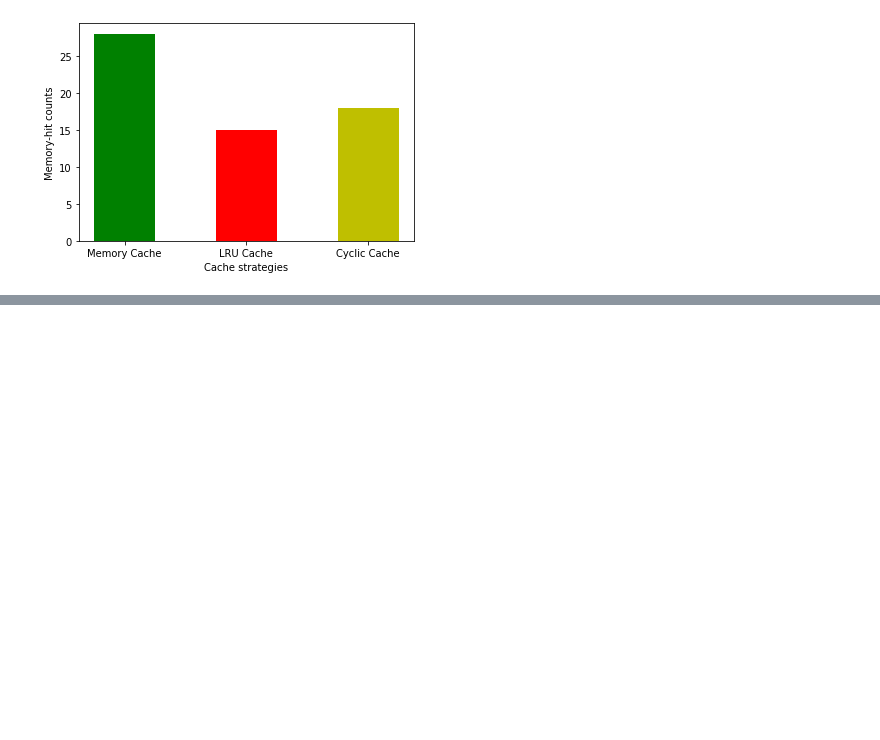
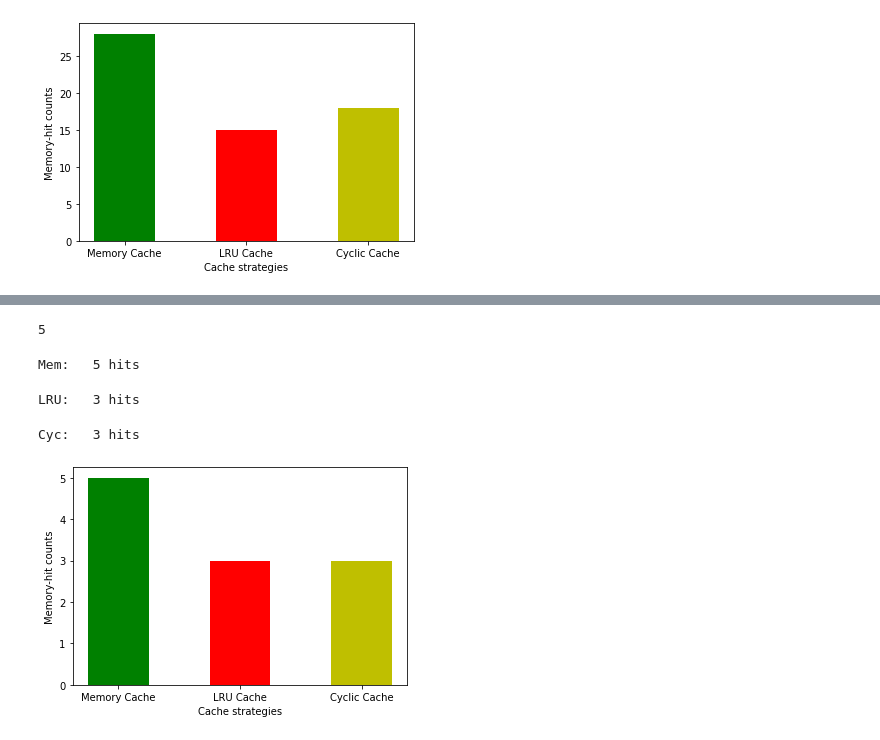
Before and after one commit to ZihaoChen189/COMP15212_labs, a Jupyter notebook: experiment/CachingExperiment.ipynb, the cells around one changed output, grey strips where cells are left out. Saved outputs shown, nothing was run; the diff lists cells and outputs as text; code cells hidden in the pictures; blank space fills up the shorter version.

Commit message:
all the tests were completed, considering whether wrote something about improvement, and conclusion need to write, but some 'cell' could be deleted and composed them together

```diff
--- a/experiment/CachingExperiment.ipynb
+++ b/experiment/CachingExperiment.ipynb
@@ -326,0 +335,10 @@ plt.show()
+# %%
+data = utilities.sample_data(size=10)
+
+mem = Memory(data)
+lru = LRUCache(data)
+cyc = CyclicCache(data)
+test_data = [1,2,4,1,4]
+len(test_data)
+# %% [output]
+5
@@ -326,0 +348,30 @@ plt.show()
+# %%
+for datum in test_data:
+    mem.lookup(datum)
+print("Mem: {:3d} hits".format(mem.get_memory_hit_count()))
+# %% [output]
+Mem:   5 hits
+# %%
+for datum in test_data:
+    lru.lookup(datum)
+print("LRU: {:3d} hits".format(lru.get_memory_hit_count()))
+# %% [output]
+LRU:   3 hits
+# %%
+for datum in test_data:
+    cyc.lookup(datum)
+print("Cyc: {:3d} hits".format(cyc.get_memory_hit_count()))
+# %% [output]
+Cyc:   3 hits
+# %%
+x=['Memory Cache','LRU Cache','Cyclic Cache']
+y=[]
+y.append(mem.get_memory_hit_count())
+y.append(lru.get_memory_hit_count())
+y.append(cyc.get_memory_hit_count())
+plt.bar(x,y,0.5,color=['g','r','y'])
+plt.xlabel("Cache strategies")
+plt.ylabel("Memory-hit counts")
+plt.show()
+# %% [output]
+[figure, added]
```
Also changed, not shown: parts of 19 cells of this notebook.
